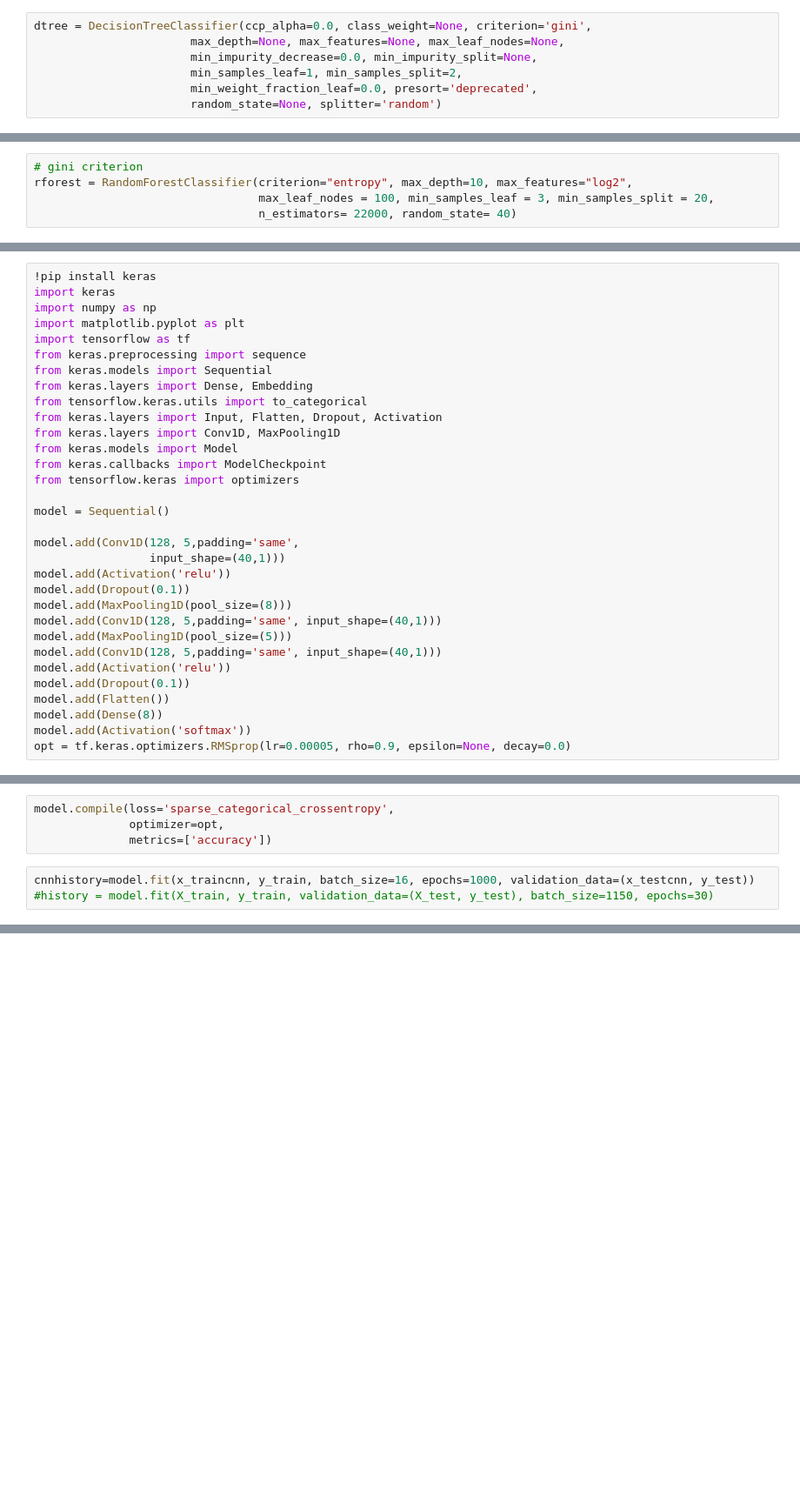
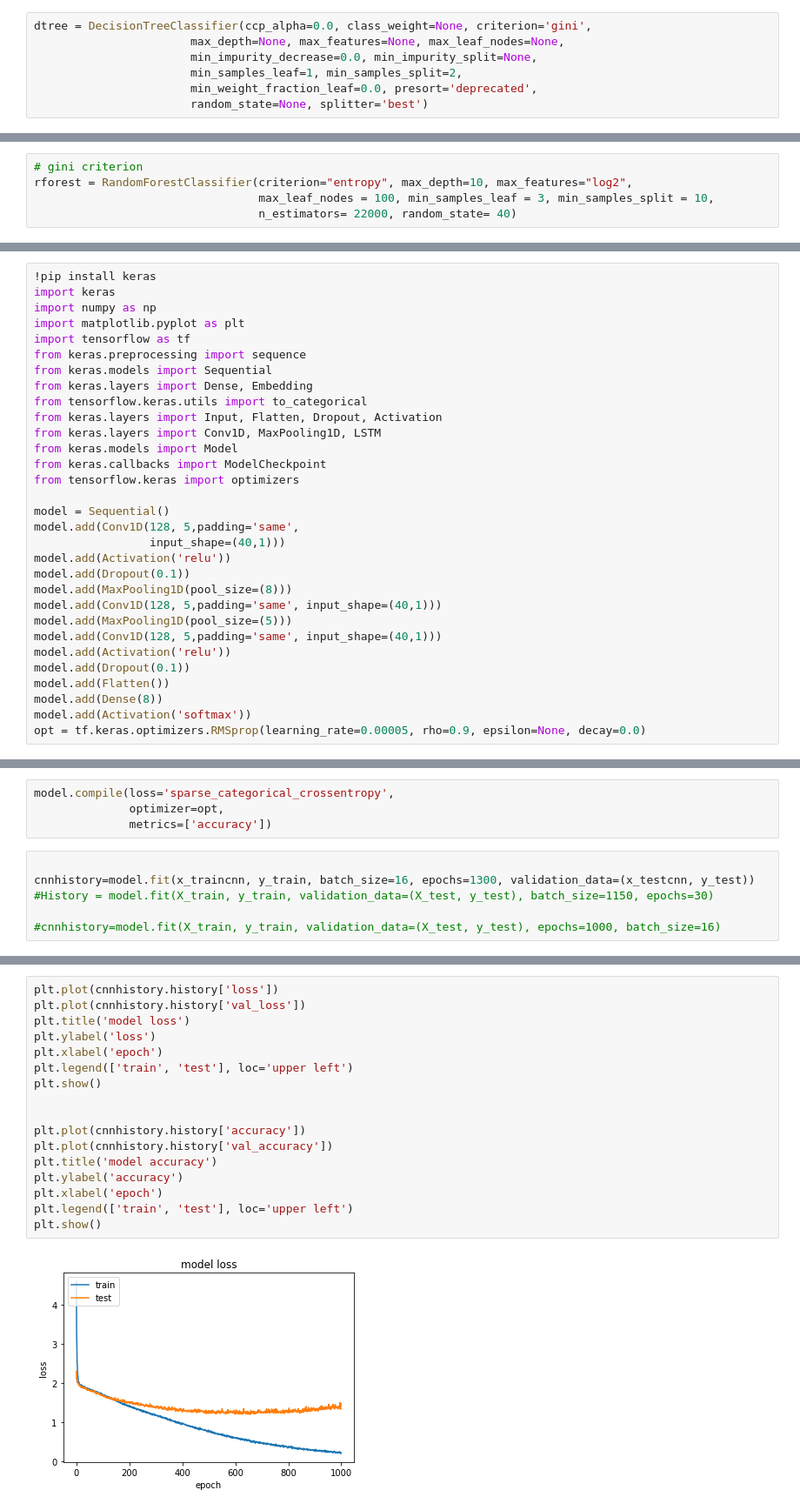
Before and after one commit to saurgul/speechHelper, a Jupyter notebook: backend/src/main/resources/speechHelper.ipynb, the cells around one changed output, grey strips where cells are left out. Shown at 87% size. Drawn from its saved outputs; the diff is of its cells as text; blank space fills up the shorter version.

Commit message:
Added model and live data processing on model file

```diff
--- a/backend/src/main/resources/speechHelper.ipynb
+++ b/backend/src/main/resources/speechHelper.ipynb
@@ -131,4 +113,4 @@ dtree = DecisionTreeClassifier(ccp_alpha=0.0, class_weight=None, criterion='gini
                        min_impurity_decrease=0.0, min_impurity_split=None,
                        min_samples_leaf=1, min_samples_split=2,
                        min_weight_fraction_leaf=0.0, presort='deprecated',
-                       random_state=None, splitter='random')
+                       random_state=None, splitter='best')
@@ -169,7 +140,7 @@ from sklearn.ensemble import RandomForestClassifier
 # %%
 # gini criterion
 rforest = RandomForestClassifier(criterion="entropy", max_depth=10, max_features="log2",
-                                 max_leaf_nodes = 100, min_samples_leaf = 3, min_samples_split = 20,
+                                 max_leaf_nodes = 100, min_samples_leaf = 3, min_samples_split = 10,
                                  n_estimators= 22000, random_state= 40)
 # %%
 rforest.fit(X_train, y_train)
@@ -235,13 +188,12 @@ from keras.models import Sequential
 from keras.layers import Dense, Embedding
 from tensorflow.keras.utils import to_categorical
 from keras.layers import Input, Flatten, Dropout, Activation
-from keras.layers import Conv1D, MaxPooling1D
+from keras.layers import Conv1D, MaxPooling1D, LSTM
 from keras.models import Model
 from keras.callbacks import ModelCheckpoint
 from tensorflow.keras import optimizers
 
 model = Sequential()
-
 model.add(Conv1D(128, 5,padding='same',
                  input_shape=(40,1)))
 model.add(Activation('relu'))
@@ -255,7 +207,7 @@ model.add(Dropout(0.1))
 model.add(Flatten())
 model.add(Dense(8))
 model.add(Activation('softmax'))
-opt = tf.keras.optimizers.RMSprop(lr=0.00005, rho=0.9, epsilon=None, decay=0.0)
+opt = tf.keras.optimizers.RMSprop(learning_rate=0.00005, rho=0.9, epsilon=None, decay=0.0)
 # %% [output]
 Requirement already satisfied: keras in /usr/local/lib/python3.7/dist-packages (2.7.0)
 # %%
@@ -283,6 +235,9 @@ model.compile(loss='sparse_categorical_crossentropy',
               optimizer=opt,
               metrics=['accuracy'])
 # %%
-cnnhistory=model.fit(x_traincnn, y_train, batch_size=16, epochs=1000, validation_data=(x_testcnn, y_test))
-#history = model.fit(X_train, y_train, validation_data=(X_test, y_test), batch_size=1150, epochs=30)
+
+cnnhistory=model.fit(x_traincnn, y_train, batch_size=16, epochs=1300, validation_data=(x_testcnn, y_test))
+#History = model.fit(X_train, y_train, validation_data=(X_test, y_test), batch_size=1150, epochs=30)
+
+#cnnhistory=model.fit(X_train, y_train, validation_data=(X_test, y_test), epochs=1000, batch_size=16)
 # %% [output]
@@ -305,0 +261,19 @@ Epoch 1000/1000
+# %%
+plt.plot(cnnhistory.history['loss'])
+plt.plot(cnnhistory.history['val_loss'])
+plt.title('model loss')
+plt.ylabel('loss')
+plt.xlabel('epoch')
+plt.legend(['train', 'test'], loc='upper left')
+plt.show()
+
+
+plt.plot(cnnhistory.history['accuracy'])
+plt.plot(cnnhistory.history['val_accuracy'])
+plt.title('model accuracy')
+plt.ylabel('accuracy')
+plt.xlabel('epoch')
+plt.legend(['train', 'test'], loc='upper left')
+plt.show()
+# %% [output]
+[figure, added]
```
Also changed, not shown: parts of 17 cells of this notebook, 12 other files.
